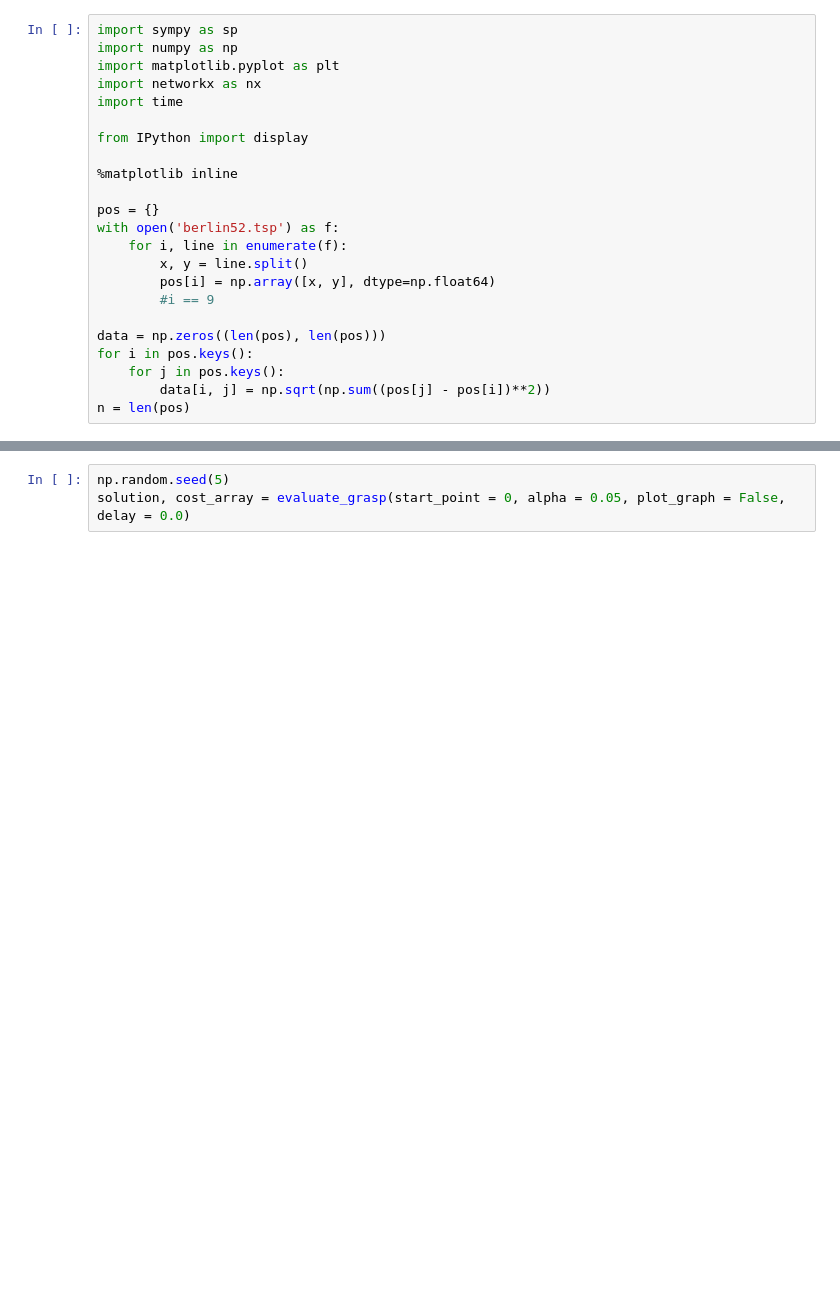
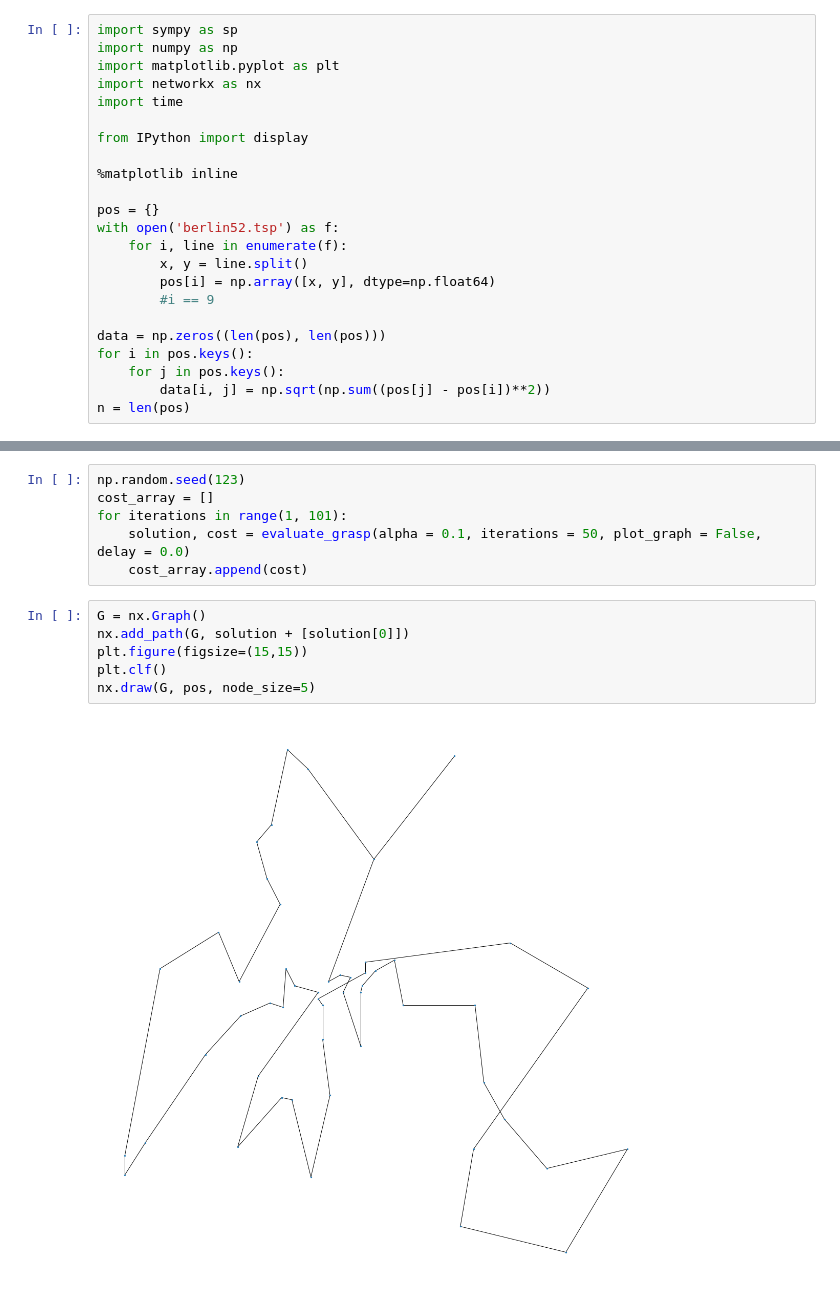
Before and after one commit to airtonrampim/GRASP, a Jupyter notebook: GRASP.ipynb, the cells around one changed output, grey strips where cells are left out. Saved outputs shown, nothing was run; the diff lists cells and outputs as text; blank space fills up the shorter version.

```diff
--- a/GRASP.ipynb
+++ b/GRASP.ipynb
@@ -132,4 +129,15 @@ def evaluate_grasp(start_point, alpha, plot_graph = False, delay = 0.0, node_siz
 # %%
-np.random.seed(5)
-solution, cost_array = evaluate_grasp(start_point = 0, alpha = 0.05, plot_graph = False, delay = 0.0)
+np.random.seed(123)
+cost_array = []
+for iterations in range(1, 101):
+    solution, cost = evaluate_grasp(alpha = 0.1, iterations = 50, plot_graph = False, delay = 0.0)
+    cost_array.append(cost)
+# %%
+G = nx.Graph()
+nx.add_path(G, solution + [solution[0]])
+plt.figure(figsize=(15,15))
+plt.clf()
+nx.draw(G, pos, node_size=5)
+# %% [output]
+[figure, added]
 # %%
```
Also changed, not shown: parts of 5 cells of this notebook.
